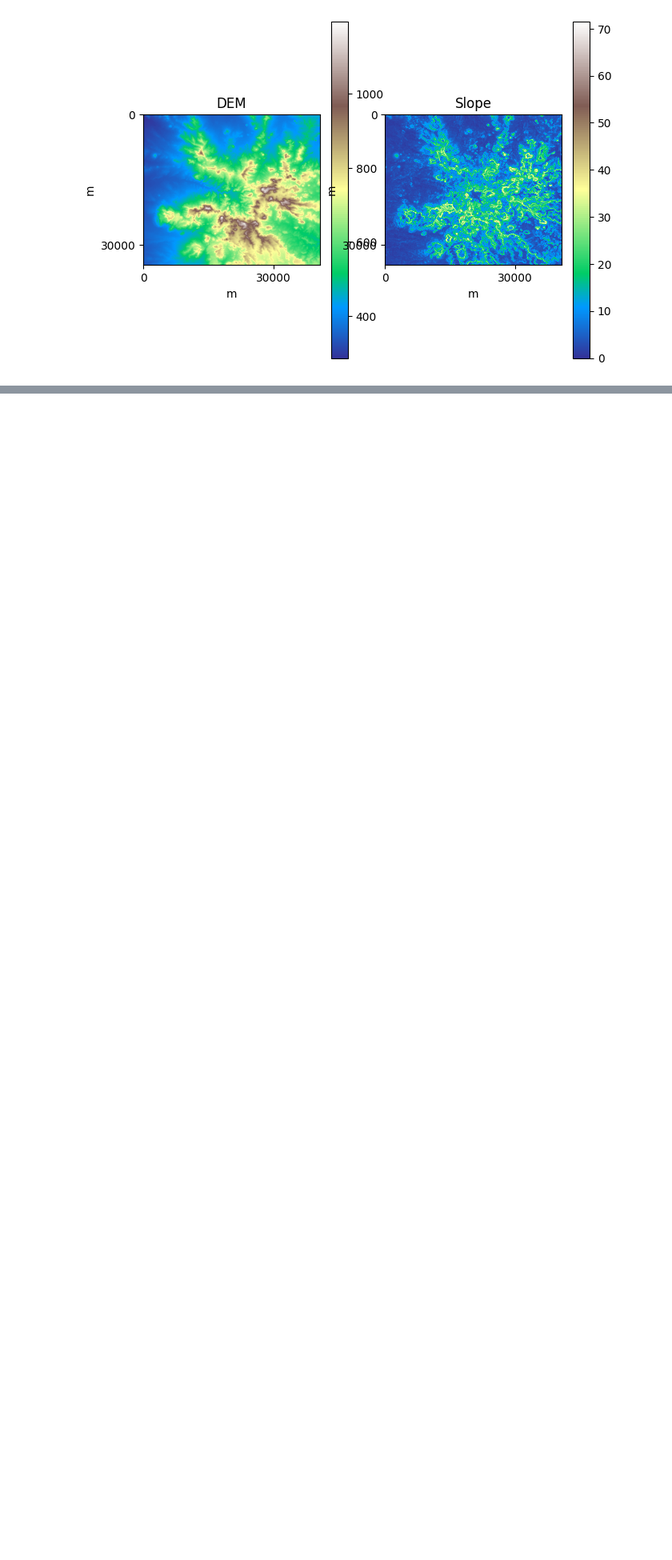
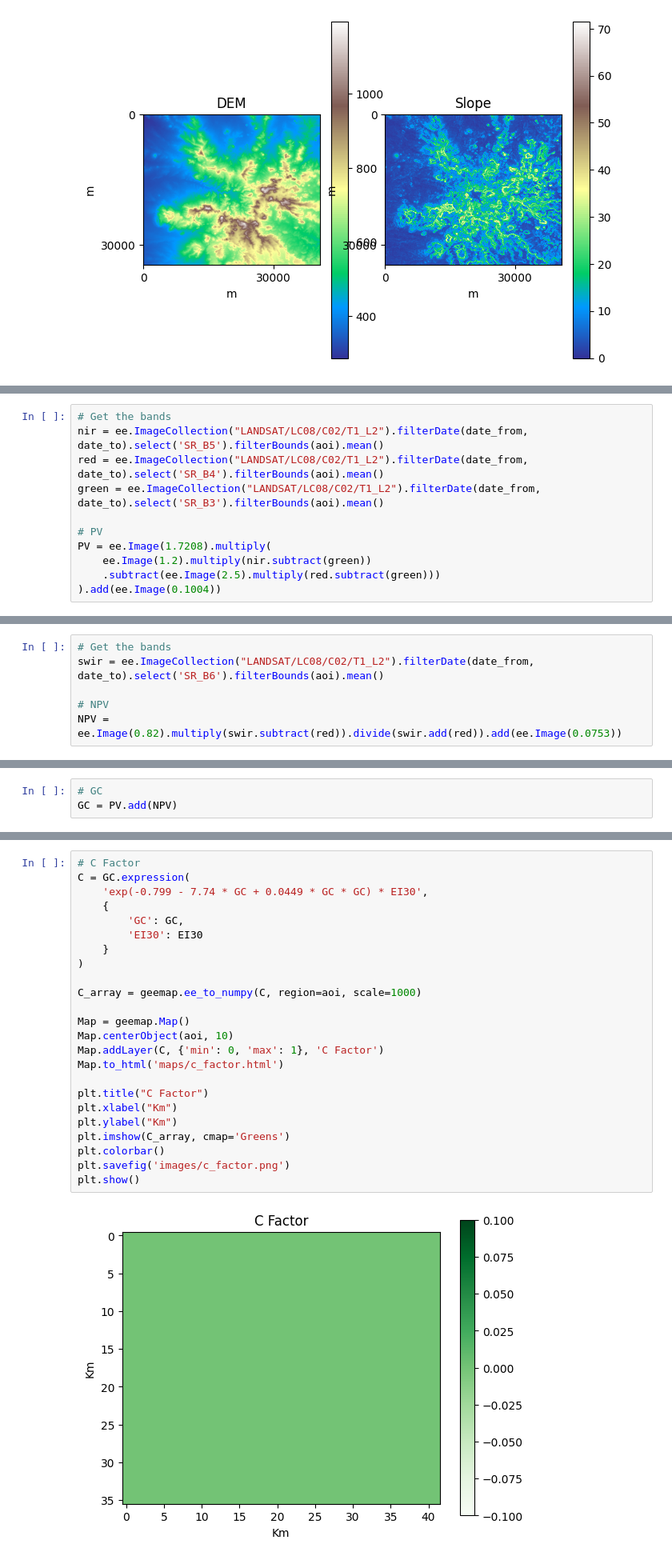
Before and after one commit to nfonseka/eSoil, a Jupyter notebook: soilErosion.ipynb, the cells around one changed output, grey strips where cells are left out. Shown at 80% size. Drawn from its saved outputs; the diff is of its cells as text; blank space fills up the shorter version.

Commit message:
Calculated C Factor

```diff
--- a/soilErosion.ipynb
+++ b/soilErosion.ipynb
@@ -185,0 +230,11 @@ plt.savefig('images/dem_slope.png')
+# %%
+# Get the bands
+nir = ee.ImageCollection("LANDSAT/LC08/C02/T1_L2").filterDate(date_from, date_to).select('SR_B5').filterBounds(aoi).mean()
+red = ee.ImageCollection("LANDSAT/LC08/C02/T1_L2").filterDate(date_from, date_to).select('SR_B4').filterBounds(aoi).mean()
+green = ee.ImageCollection("LANDSAT/LC08/C02/T1_L2").filterDate(date_from, date_to).select('SR_B3').filterBounds(aoi).mean()
+
+# PV
+PV = ee.Image(1.7208).multiply(
+    ee.Image(1.2).multiply(nir.subtract(green))
+    .subtract(ee.Image(2.5).multiply(red.subtract(green)))
+).add(ee.Image(0.1004))
@@ -185,0 +245,6 @@ plt.savefig('images/dem_slope.png')
+# %%
+# Get the bands
+swir = ee.ImageCollection("LANDSAT/LC08/C02/T1_L2").filterDate(date_from, date_to).select('SR_B6').filterBounds(aoi).mean()
+
+# NPV
+NPV = ee.Image(0.82).multiply(swir.subtract(red)).divide(swir.add(red)).add(ee.Image(0.0753))
@@ -185,0 +255,3 @@ plt.savefig('images/dem_slope.png')
+# %%
+# GC
+GC = PV.add(NPV)
@@ -185,0 +262,26 @@ plt.savefig('images/dem_slope.png')
+# %%
+# C Factor
+C = GC.expression(
+    'exp(-0.799 - 7.74 * GC + 0.0449 * GC * GC) * EI30',
+    {
+        'GC': GC,
+        'EI30': EI30
+    }
+)
+
+C_array = geemap.ee_to_numpy(C, region=aoi, scale=1000)
+
+Map = geemap.Map()
+Map.centerObject(aoi, 10)
+Map.addLayer(C, {'min': 0, 'max': 1}, 'C Factor')
+Map.to_html('maps/c_factor.html')
+
+plt.title("C Factor")
+plt.xlabel("Km")
+plt.ylabel("Km")
+plt.imshow(C_array, cmap='Greens')
+plt.colorbar()
+plt.savefig('images/c_factor.png')
+plt.show()
+# %% [output]
+[figure, added]
```
Also changed, not shown: parts of 11 cells of this notebook, 3 other files.
